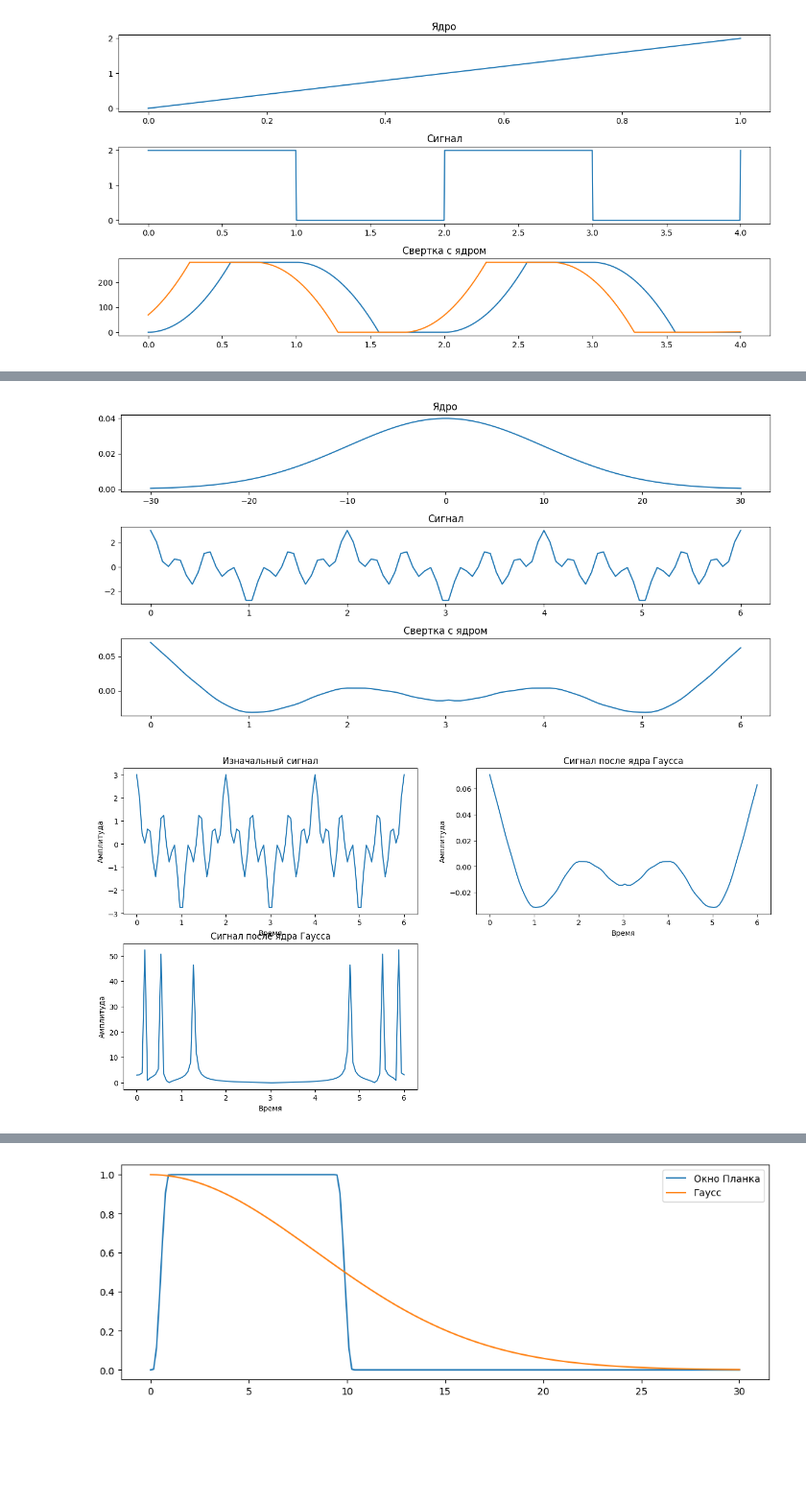
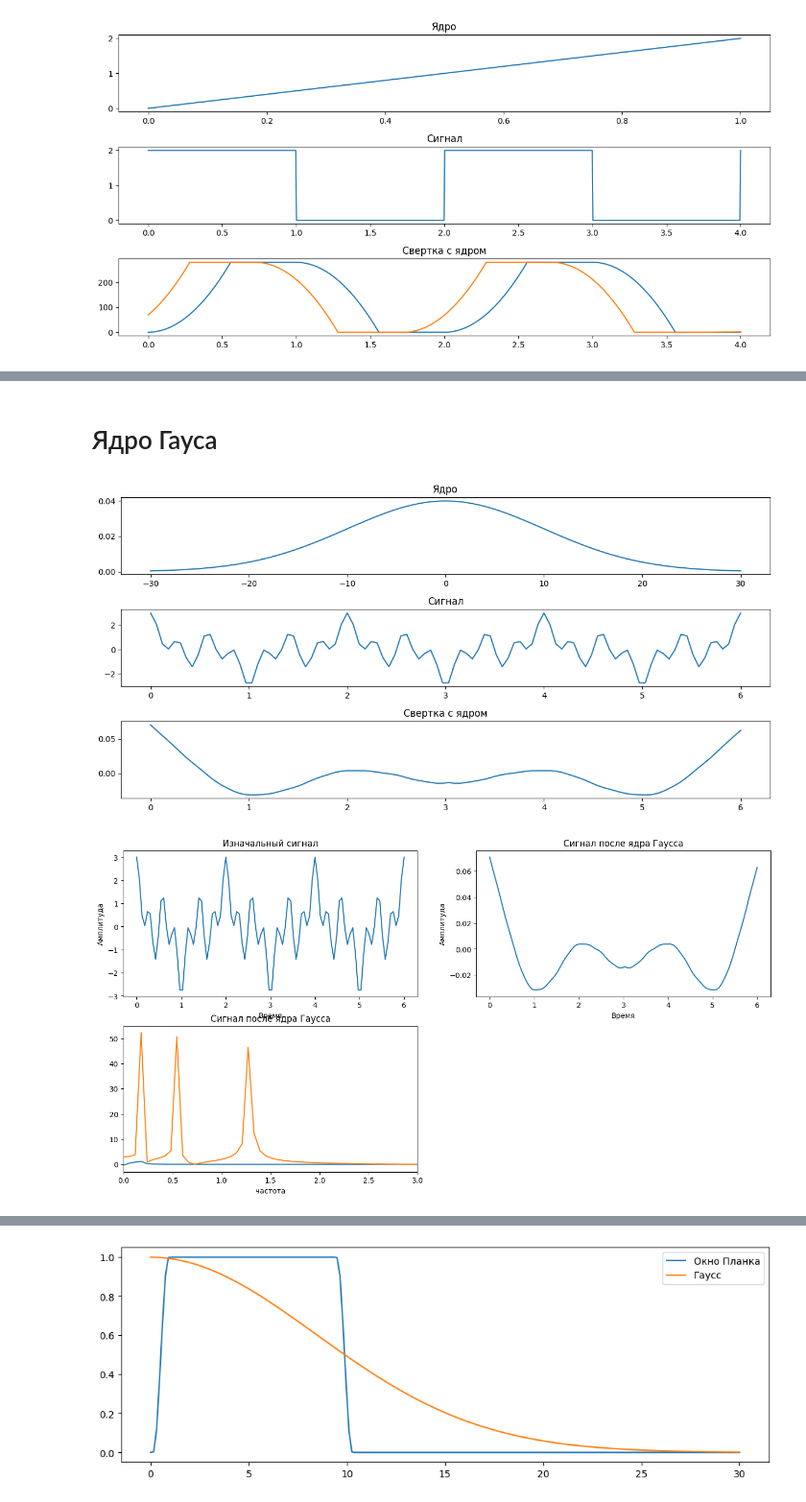
Before and after one commit to EmelyanovAlexey/digital_signal, a Jupyter notebook: lab_5.ipynb, the cells around one changed output, grey strips where cells are left out. Shown at 96% size. Cells and saved outputs as stored; diff of their text form; code cells hidden in the pictures; blank space fills up the shorter version.

```diff
--- a/lab_5.ipynb
+++ b/lab_5.ipynb
@@ -174,3 +190,5 @@ plt.show()
+# %% [markdown]
+# Ядро Гауса
 # %%
 def gaussian_kernel(sigma, size=100):
     x = np.linspace(-3 * sigma, 3 * sigma, size)
@@ -192,33 +210,35 @@ signal = np.array([cos_sum(x) for x in t])
 
 gaussian_kernel_vals, t_kernal = gaussian_kernel(10, 100)
 
 gaussed_signal = np.convolve(signal, gaussian_kernel_vals, mode='same')
 
 print_1_2(t, t_kernal, gaussian_kernel_vals, signal, gaussed_signal, "Гаус")
 
 spectrum_cos_sum = np.abs(np.fft.fft(signal))
+spectr_gaussed_signal = np.fft.fft(gaussed_signal)
 
 fig = plt.figure(figsize=(16,8))
 
 plt.subplot(221)
 plt.title("Изначальный сигнал")
 plt.plot(t, signal)
 plt.xlabel('Время')
 plt.ylabel('Амплитуда')
 
 plt.subplot(222)
 plt.title("Сигнал после ядра Гаусса")
 plt.plot(t, gaussed_signal)
 plt.xlabel('Время')
 plt.ylabel('Амплитуда')
 
 plt.subplot(223)
 plt.title("Сигнал после ядра Гаусса")
+plt.plot(t, spectr_gaussed_signal)
 plt.plot(t, spectrum_cos_sum)
-plt.xlabel('Время')
-plt.ylabel('Амплитуда')
+plt.xlabel('частота')
+plt.xlim([0,3])
 
 plt.show()
 # %% [output]
 [figure]
-[figure, old version]
+[figure, new version]
```
Also changed, not shown: parts of 13 cells of this notebook, 1 other file.
